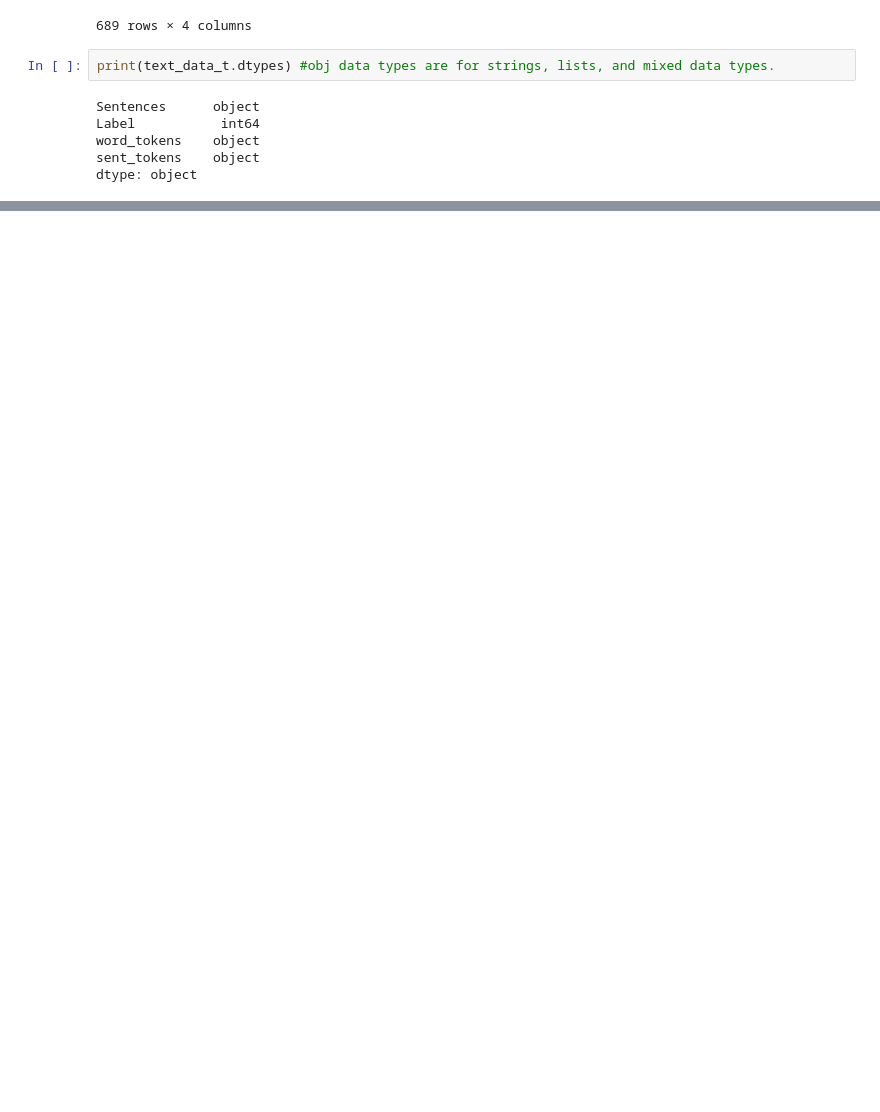
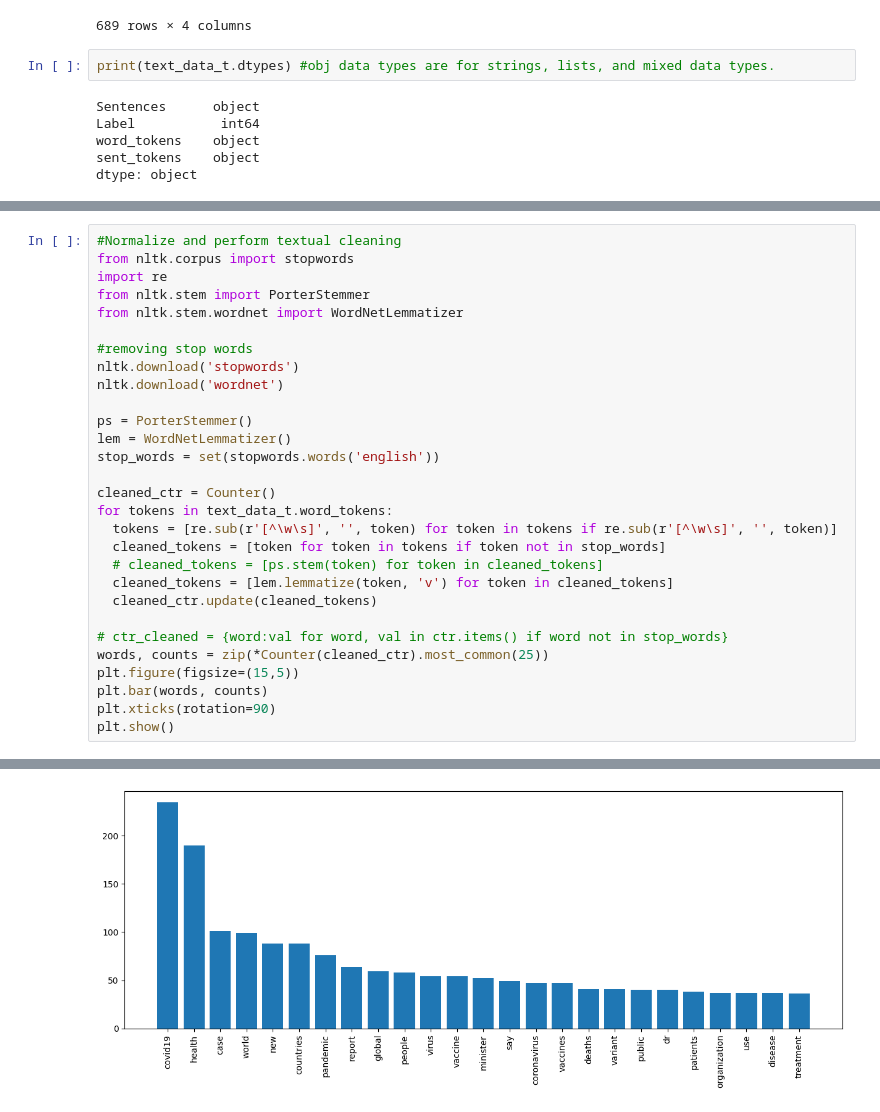
Before and after one commit to CMesiti/DataAnalyticsNotebooks, a Jupyter notebook: TextAnalysis_NLTK_NLP.ipynb, the cells around one changed output, grey strips where cells are left out. Cells and saved outputs as stored; diff of their text form; blank space fills up the shorter version.

```diff
--- a/TextAnalysis_NLTK_NLP.ipynb
+++ b/TextAnalysis_NLTK_NLP.ipynb
@@ -133,0 +159,30 @@ dtype: object
+# %%
+#Normalize and perform textual cleaning
+from nltk.corpus import stopwords
+import re
+from nltk.stem import PorterStemmer
+from nltk.stem.wordnet import WordNetLemmatizer
+
+#removing stop words
+nltk.download('stopwords')
+nltk.download('wordnet')
+
+ps = PorterStemmer()
+lem = WordNetLemmatizer()
+stop_words = set(stopwords.words('english'))
+
+cleaned_ctr = Counter()
+for tokens in text_data_t.word_tokens:
+  tokens = [re.sub(r'[^\w\s]', '', token) for token in tokens if re.sub(r'[^\w\s]', '', token)]
+  cleaned_tokens = [token for token in tokens if token not in stop_words]
+  # cleaned_tokens = [ps.stem(token) for token in cleaned_tokens]
+  cleaned_tokens = [lem.lemmatize(token, 'v') for token in cleaned_tokens]
+  cleaned_ctr.update(cleaned_tokens)
+
+# ctr_cleaned = {word:val for word, val in ctr.items() if word not in stop_words}
+words, counts = zip(*Counter(cleaned_ctr).most_common(25))
+plt.figure(figsize=(15,5))
+plt.bar(words, counts)
+plt.xticks(rotation=90)
+plt.show()
+# %% [output]
@@ -133,0 +192 @@ dtype: object
+[figure, added]
```
Also changed, not shown: parts of 12 cells of this notebook.
